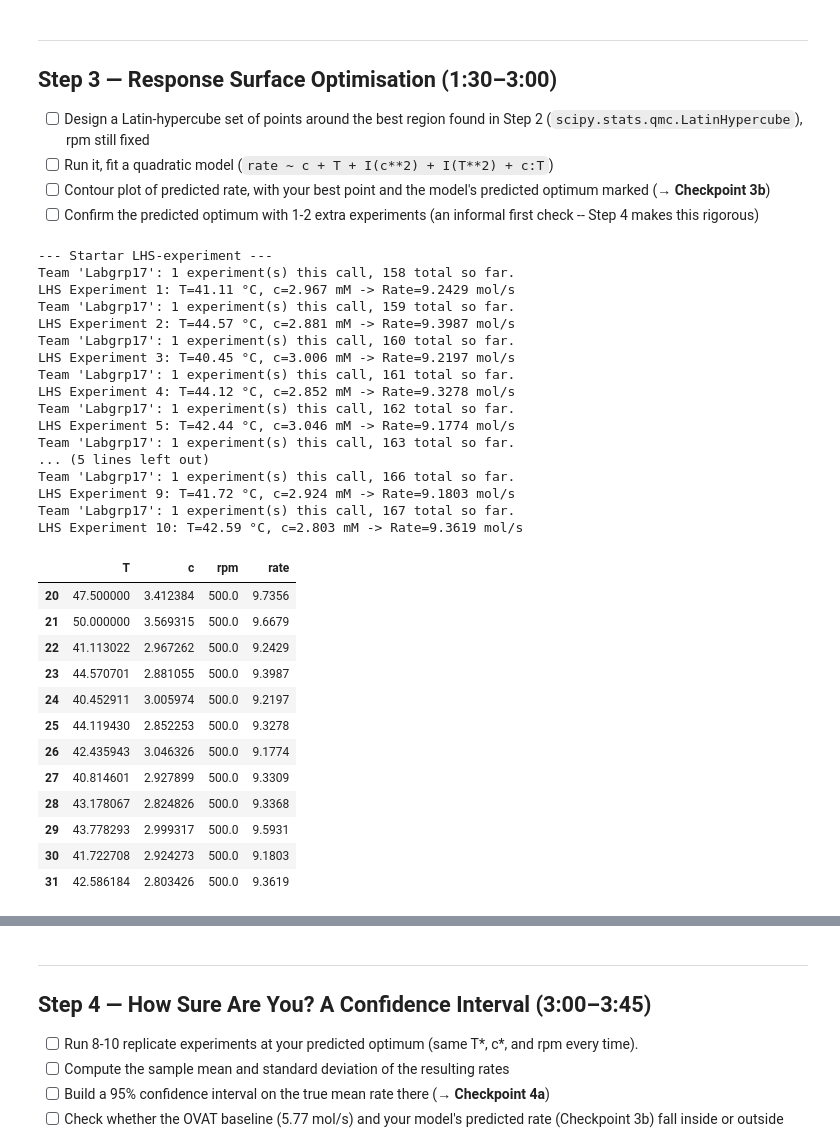
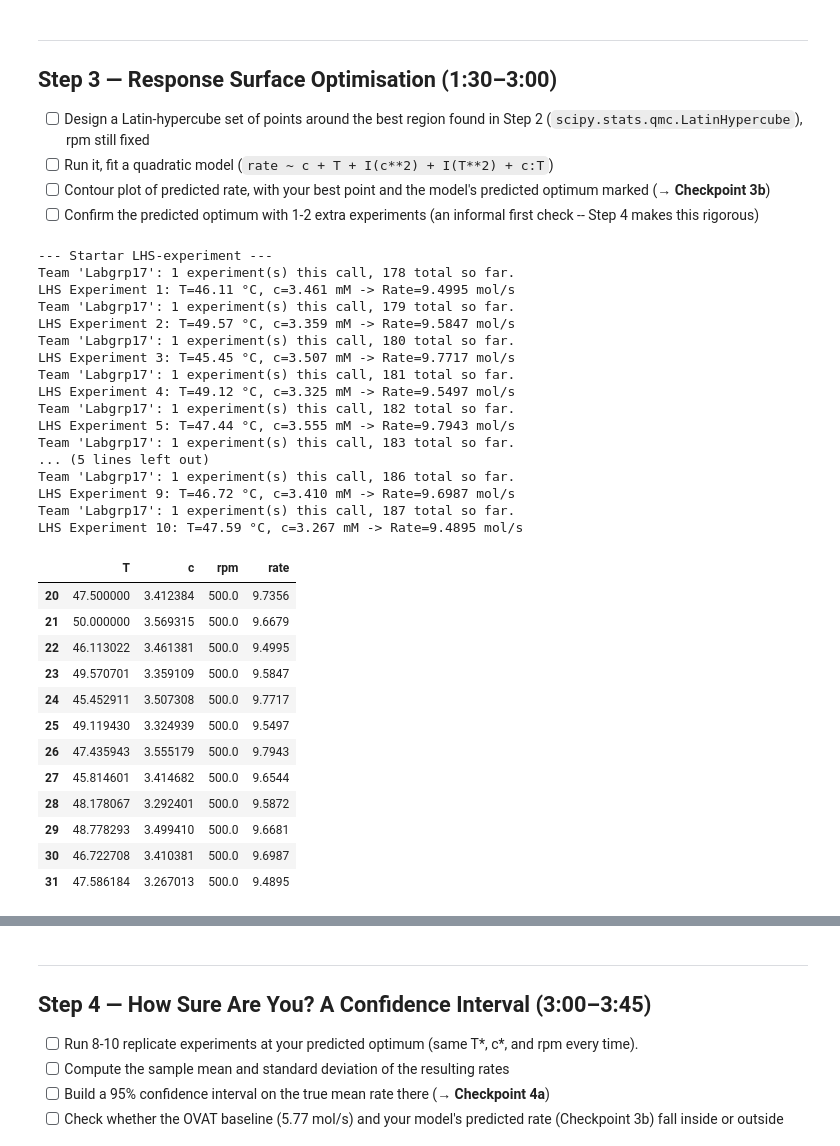
Before and after one commit to sundelinadam-design/1kb570_2026, a Jupyter notebook: Labs/03_optimising_catalytic_reaction/starter_notebook.ipynb, the cells around one changed output, grey strips where cells are left out. Drawn from its saved outputs; the diff is of its cells as text; code cells hidden in the pictures.

```diff
--- a/Labs/03_optimising_catalytic_reaction/starter_notebook.ipynb
+++ b/Labs/03_optimising_catalytic_reaction/starter_notebook.ipynb
@@ -396,65 +396,65 @@ Bästa funna inställningar: T = 47.50 °C, c = 3.412 mM (Bästa rate = 9.7356 m
 # fixed your rpm value, rpm stays fixed at your chosen value for every point.
 sample = qmc.LatinHypercube(d=2, seed=RANDOM_STATE)
 points = sample.random(n=10)
-bounds  = [(40.0, 45.0), (2.793681, 3.058241)]
+bounds  = [(45.0, 50.0), (3.255452, 3.569315)]
 lo = np.array([b[0] for b in bounds])
 hi = np.array([b[1] for b in bounds])
 scale_points = qmc.scale(points, lo, hi)
 # %%
 # TODO:
 # 1. run the LHS design and log() the results.
 # 2. Fit the quadratic model on the FULL history (df_full = history) or
 # just the RSM-region points: your call, but say which on the answer sheet.
 
 print("--- Startar LHS-experiment ---")
 for i in range(len(scale_points)):
     target_c = scale_points[i, 1]
     target_T = scale_points[i, 0]
-    experiment_name = f"LHS_design nr_{i+1}"
+    experiment_name = f"LHS_design_nr:_{i+1}"
 
     # Run the experiment with fixed RPM
     result = run_experiment(
         name=experiment_name,
         T=[target_T],
         c=[target_c],
         rpm=[fixed_rpm_value]
     )
 
     log(result)
     print(f"LHS Experiment {i+1}: T={target_T:.2f} °C, c={target_c:.3f} mM -> Rate={result['rate'].iloc[0]:.4f} mol/s")
 
 display(history.tail(12))
 # %% [output]
 --- Startar LHS-experiment ---
-Team 'Labgrp17': 1 experiment(s) this call, 158 total so far.
-LHS Experiment 1: T=41.11 °C, c=2.967 mM -> Rate=9.2429 mol/s
-Team 'Labgrp17': 1 experiment(s) this call, 159 total so far.
-LHS Experiment 2: T=44.57 °C, c=2.881 mM -> Rate=9.3987 mol/s
-Team 'Labgrp17': 1 experiment(s) this call, 160 total so far.
-LHS Experiment 3: T=40.45 °C, c=3.006 mM -> Rate=9.2197 mol/s
-Team 'Labgrp17': 1 experiment(s) this call, 161 total so far.
-LHS Experiment 4: T=44.12 °C, c=2.852 mM -> Rate=9.3278 mol/s
-Team 'Labgrp17': 1 experiment(s) this call, 162 total so far.
-LHS Experiment 5: T=42.44 °C, c=3.046 mM -> Rate=9.1774 mol/s
-Team 'Labgrp17': 1 experiment(s) this call, 163 total so far.
+Team 'Labgrp17': 1 experiment(s) this call, 178 total so far.
+LHS Experiment 1: T=46.11 °C, c=3.461 mM -> Rate=9.4995 mol/s
+Team 'Labgrp17': 1 experiment(s) this call, 179 total so far.
+LHS Experiment 2: T=49.57 °C, c=3.359 mM -> Rate=9.5847 mol/s
+Team 'Labgrp17': 1 experiment(s) this call, 180 total so far.
+LHS Experiment 3: T=45.45 °C, c=3.507 mM -> Rate=9.7717 mol/s
+Team 'Labgrp17': 1 experiment(s) this call, 181 total so far.
+LHS Experiment 4: T=49.12 °C, c=3.325 mM -> Rate=9.5497 mol/s
+Team 'Labgrp17': 1 experiment(s) this call, 182 total so far.
+LHS Experiment 5: T=47.44 °C, c=3.555 mM -> Rate=9.7943 mol/s
+Team 'Labgrp17': 1 experiment(s) this call, 183 total so far.
 ... (5 lines left out)
-Team 'Labgrp17': 1 experiment(s) this call, 166 total so far.
-LHS Experiment 9: T=41.72 °C, c=2.924 mM -> Rate=9.1803 mol/s
-Team 'Labgrp17': 1 experiment(s) this call, 167 total so far.
-LHS Experiment 10: T=42.59 °C, c=2.803 mM -> Rate=9.3619 mol/s
+Team 'Labgrp17': 1 experiment(s) this call, 186 total so far.
+LHS Experiment 9: T=46.72 °C, c=3.410 mM -> Rate=9.6987 mol/s
+Team 'Labgrp17': 1 experiment(s) this call, 187 total so far.
+LHS Experiment 10: T=47.59 °C, c=3.267 mM -> Rate=9.4895 mol/s
 |  | T | c | rpm | rate |
 | 20 | 47.500000 | 3.412384 | 500.0 | 9.7356 |
 | 21 | 50.000000 | 3.569315 | 500.0 | 9.6679 |
-| 22 | 41.113022 | 2.967262 | 500.0 | 9.2429 |
-| 23 | 44.570701 | 2.881055 | 500.0 | 9.3987 |
-| 24 | 40.452911 | 3.005974 | 500.0 | 9.2197 |
-| 25 | 44.119430 | 2.852253 | 500.0 | 9.3278 |
-| 26 | 42.435943 | 3.046326 | 500.0 | 9.1774 |
-| 27 | 40.814601 | 2.927899 | 500.0 | 9.3309 |
-| 28 | 43.178067 | 2.824826 | 500.0 | 9.3368 |
-| 29 | 43.778293 | 2.999317 | 500.0 | 9.5931 |
-| 30 | 41.722708 | 2.924273 | 500.0 | 9.1803 |
-| 31 | 42.586184 | 2.803426 | 500.0 | 9.3619 |
+| 22 | 46.113022 | 3.461381 | 500.0 | 9.4995 |
+| 23 | 49.570701 | 3.359109 | 500.0 | 9.5847 |
+| 24 | 45.452911 | 3.507308 | 500.0 | 9.7717 |
+| 25 | 49.119430 | 3.324939 | 500.0 | 9.5497 |
+| 26 | 47.435943 | 3.555179 | 500.0 | 9.7943 |
+| 27 | 45.814601 | 3.414682 | 500.0 | 9.6544 |
+| 28 | 48.178067 | 3.292401 | 500.0 | 9.5872 |
+| 29 | 48.778293 | 3.499410 | 500.0 | 9.6681 |
+| 30 | 46.722708 | 3.410381 | 500.0 | 9.6987 |
+| 31 | 47.586184 | 3.267013 | 500.0 | 9.4895 |
 # %%
 df_full = history
 quad_model = smf.ols(
```
Also changed, not shown: parts of 10 cells of this notebook.
